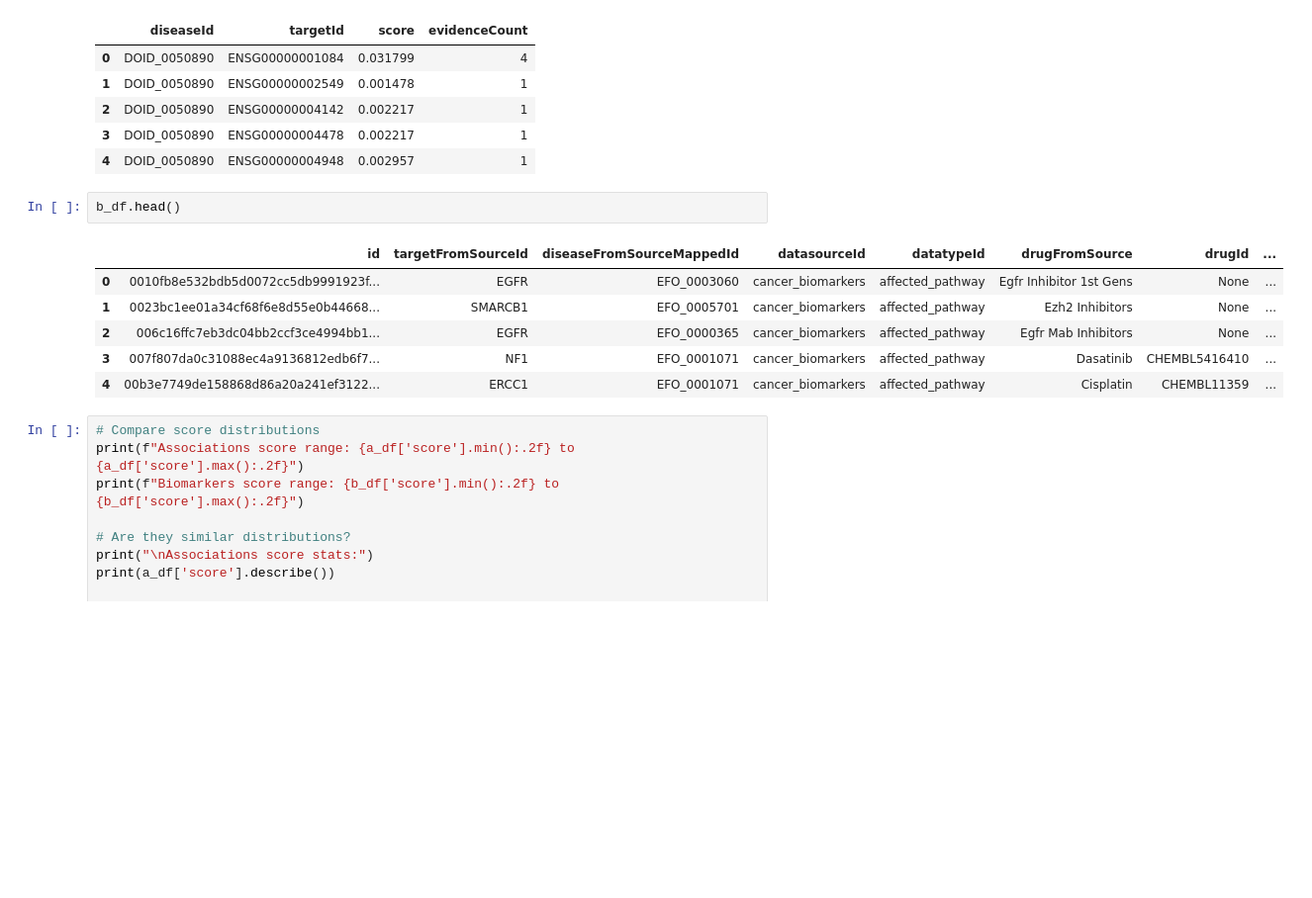
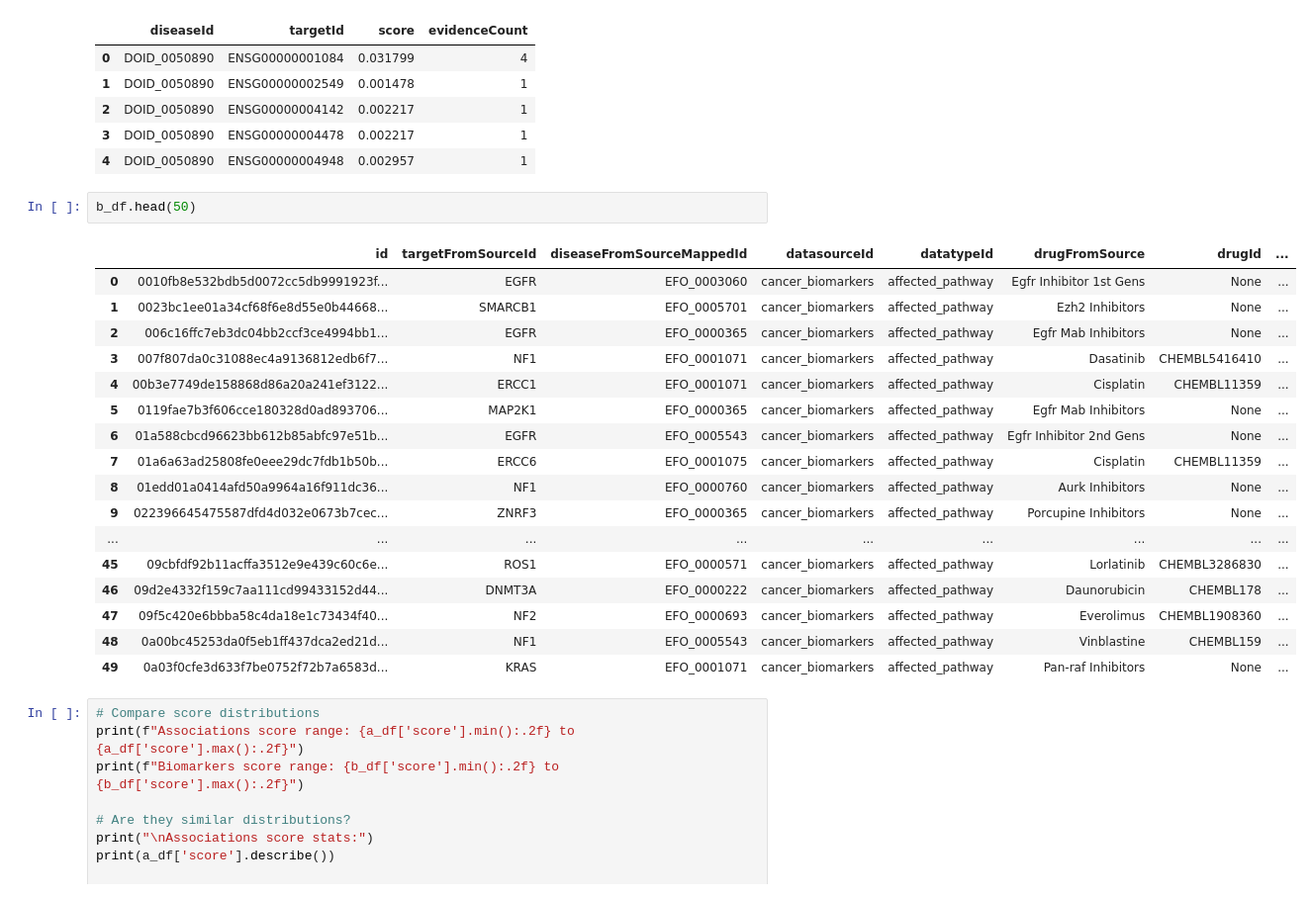
Before and after one commit to lukasj123/oncology-data-pipeline, a Jupyter notebook: notebooks/01_explore_data.ipynb, the cells around one changed output. Shown at 99% size. Saved outputs shown, nothing was run; the diff lists cells and outputs as text; blank space fills up the shorter version.

```diff
--- a/notebooks/01_explore_data.ipynb
+++ b/notebooks/01_explore_data.ipynb
@@ -26,14 +26,25 @@ Total rows: 4,492,971
 | 3 | DOID_0050890 | ENSG00000004478 | 0.002217 | 1 |
 | 4 | DOID_0050890 | ENSG00000004948 | 0.002957 | 1 |
 # %%
-b_df.head()
+b_df.head(50)
 # %% [output]
 |  | id | targetFromSourceId | diseaseFromSourceMappedId | datasourceId | datatypeId | drugFromSource | drugId | ... |
 | 0 | 0010fb8e532bdb5d0072cc5db9991923f... | EGFR | EFO_0003060 | cancer_biomarkers | affected_pathway | Egfr Inhibitor 1st Gens | None | ... |
 | 1 | 0023bc1ee01a34cf68f6e8d55e0b44668... | SMARCB1 | EFO_0005701 | cancer_biomarkers | affected_pathway | Ezh2 Inhibitors | None | ... |
 | 2 | 006c16ffc7eb3dc04bb2ccf3ce4994bb1... | EGFR | EFO_0000365 | cancer_biomarkers | affected_pathway | Egfr Mab Inhibitors | None | ... |
 | 3 | 007f807da0c31088ec4a9136812edb6f7... | NF1 | EFO_0001071 | cancer_biomarkers | affected_pathway | Dasatinib | CHEMBL5416410 | ... |
 | 4 | 00b3e7749de158868d86a20a241ef3122... | ERCC1 | EFO_0001071 | cancer_biomarkers | affected_pathway | Cisplatin | CHEMBL11359 | ... |
+| 5 | 0119fae7b3f606cce180328d0ad893706... | MAP2K1 | EFO_0000365 | cancer_biomarkers | affected_pathway | Egfr Mab Inhibitors | None | ... |
+| 6 | 01a588cbcd96623bb612b85abfc97e51b... | EGFR | EFO_0005543 | cancer_biomarkers | affected_pathway | Egfr Inhibitor 2nd Gens | None | ... |
+| 7 | 01a6a63ad25808fe0eee29dc7fdb1b50b... | ERCC6 | EFO_0001075 | cancer_biomarkers | affected_pathway | Cisplatin | CHEMBL11359 | ... |
+| 8 | 01edd01a0414afd50a9964a16f911dc36... | NF1 | EFO_0000760 | cancer_biomarkers | affected_pathway | Aurk Inhibitors | None | ... |
+| 9 | 022396645475587dfd4d032e0673b7cec... | ZNRF3 | EFO_0000365 | cancer_biomarkers | affected_pathway | Porcupine Inhibitors | None | ... |
+| ... | ... | ... | ... | ... | ... | ... | ... | ... |
+| 45 | 09cbfdf92b11acffa3512e9e439c60c6e... | ROS1 | EFO_0000571 | cancer_biomarkers | affected_pathway | Lorlatinib | CHEMBL3286830 | ... |
+| 46 | 09d2e4332f159c7aa111cd99433152d44... | DNMT3A | EFO_0000222 | cancer_biomarkers | affected_pathway | Daunorubicin | CHEMBL178 | ... |
+| 47 | 09f5c420e6bbba58c4da18e1c73434f40... | NF2 | EFO_0000693 | cancer_biomarkers | affected_pathway | Everolimus | CHEMBL1908360 | ... |
+| 48 | 0a00bc45253da0f5eb1ff437dca2ed21d... | NF1 | EFO_0005543 | cancer_biomarkers | affected_pathway | Vinblastine | CHEMBL159 | ... |
+| 49 | 0a03f0cfe3d633f7be0752f72b7a6583d... | KRAS | EFO_0001071 | cancer_biomarkers | affected_pathway | Pan-raf Inhibitors | None | ... |
 # %%
 # Compare score distributions
 print(f"Associations score range: {a_df['score'].min():.2f} to {a_df['score'].max():.2f}")
```
Also changed, not shown: 1 other file.
